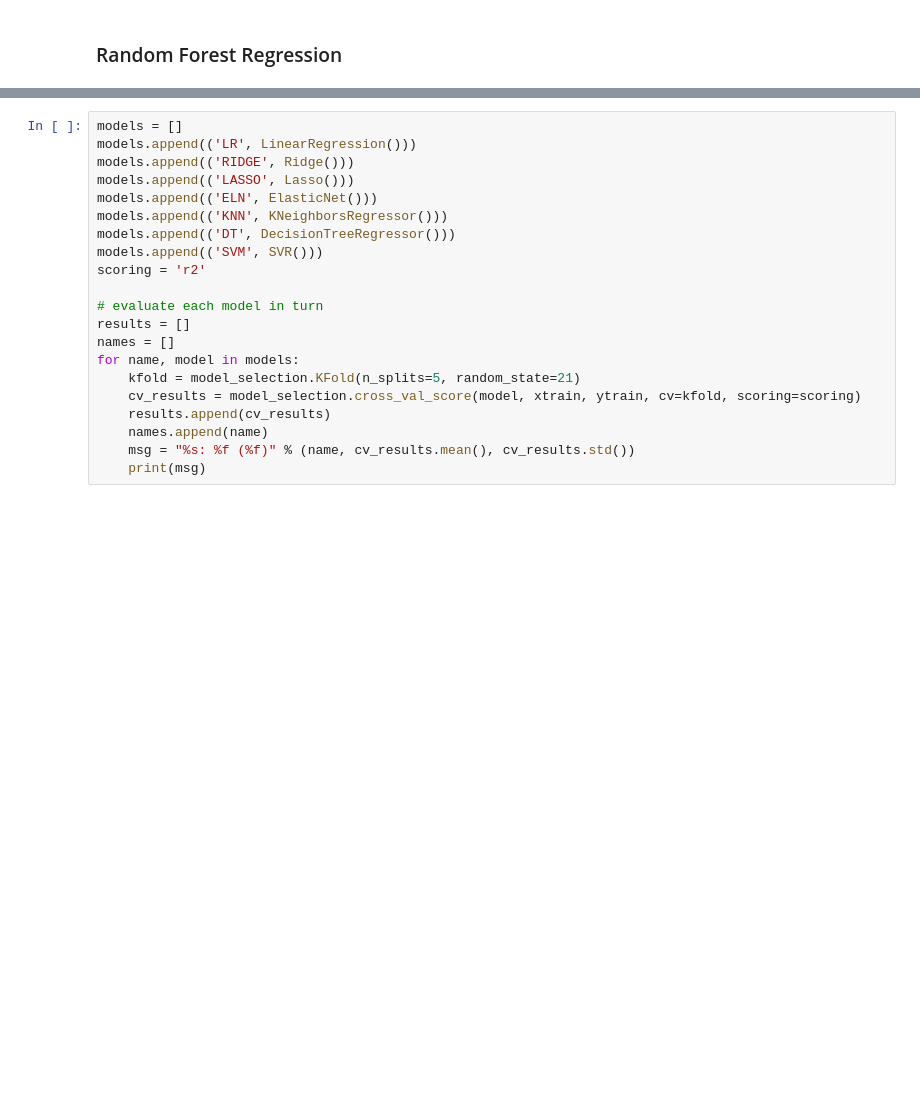
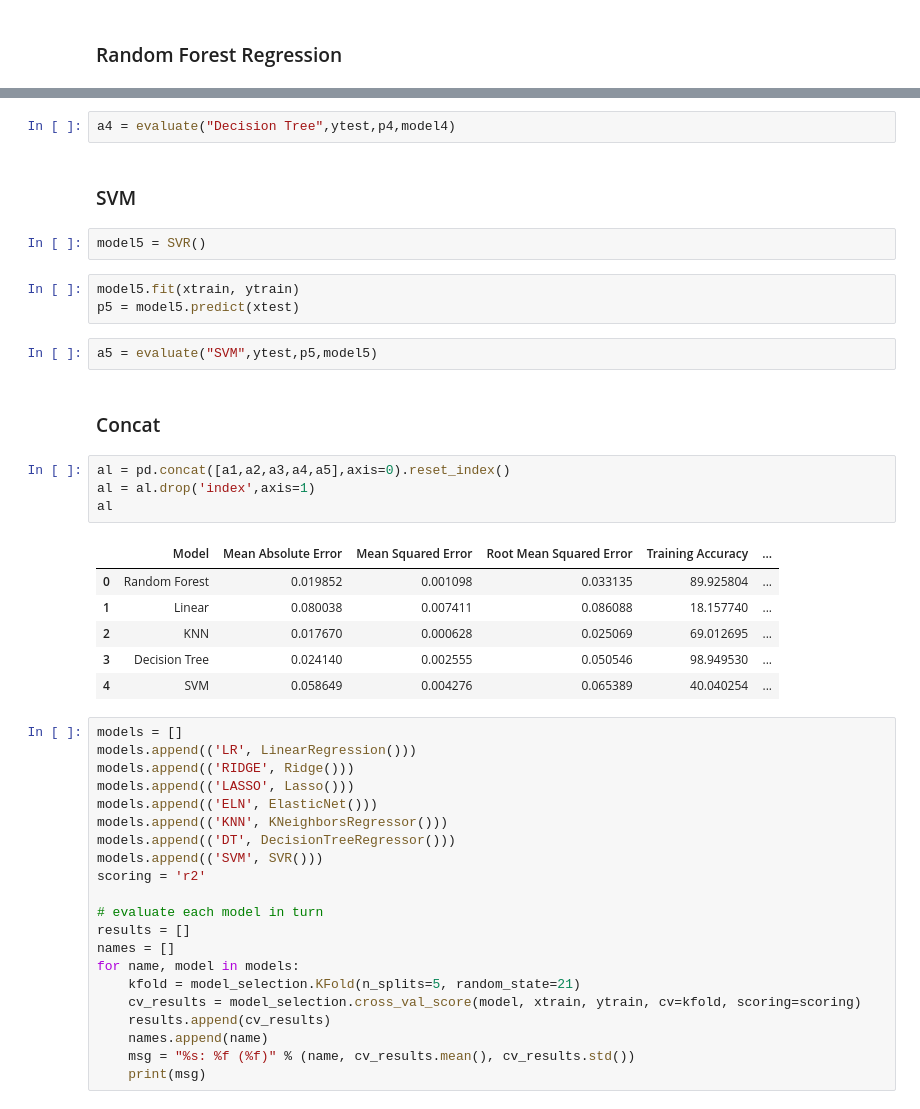
Before and after one commit to abphilip-vit/CollegeP3, a Jupyter notebook: Final.ipynb, the cells around one changed output, grey strips where cells are left out. Saved outputs shown, nothing was run; the diff lists cells and outputs as text; blank space fills up the shorter version.

```diff
--- a/Final.ipynb
+++ b/Final.ipynb
@@ -126,3 +132,27 @@ Test Accuracy =  92.13114780299743 %
+# %%
+a4 = evaluate("Decision Tree",ytest,p4,model4)
+# %% [markdown]
+### SVM
+# %%
+model5 = SVR()
+# %%
+model5.fit(xtrain, ytrain)
+p5 = model5.predict(xtest)
+# %%
+a5 = evaluate("SVM",ytest,p5,model5)
+# %% [markdown]
+### Concat
+# %%
+al = pd.concat([a1,a2,a3,a4,a5],axis=0).reset_index()
+al = al.drop('index',axis=1)
+al
+# %% [output]
+|  | Model | Mean Absolute Error | Mean Squared Error | Root Mean Squared Error | Training Accuracy | ... |
+| 0 | Random Forest | 0.019852 | 0.001098 | 0.033135 | 89.925804 | ... |
+| 1 | Linear | 0.080038 | 0.007411 | 0.086088 | 18.157740 | ... |
+| 2 | KNN | 0.017670 | 0.000628 | 0.025069 | 69.012695 | ... |
+| 3 | Decision Tree | 0.024140 | 0.002555 | 0.050546 | 98.949530 | ... |
+| 4 | SVM | 0.058649 | 0.004276 | 0.065389 | 40.040254 | ... |
 # %%
 models = []
 models.append(('LR', LinearRegression()))
```
Also changed, not shown: parts of 19 cells of this notebook.
